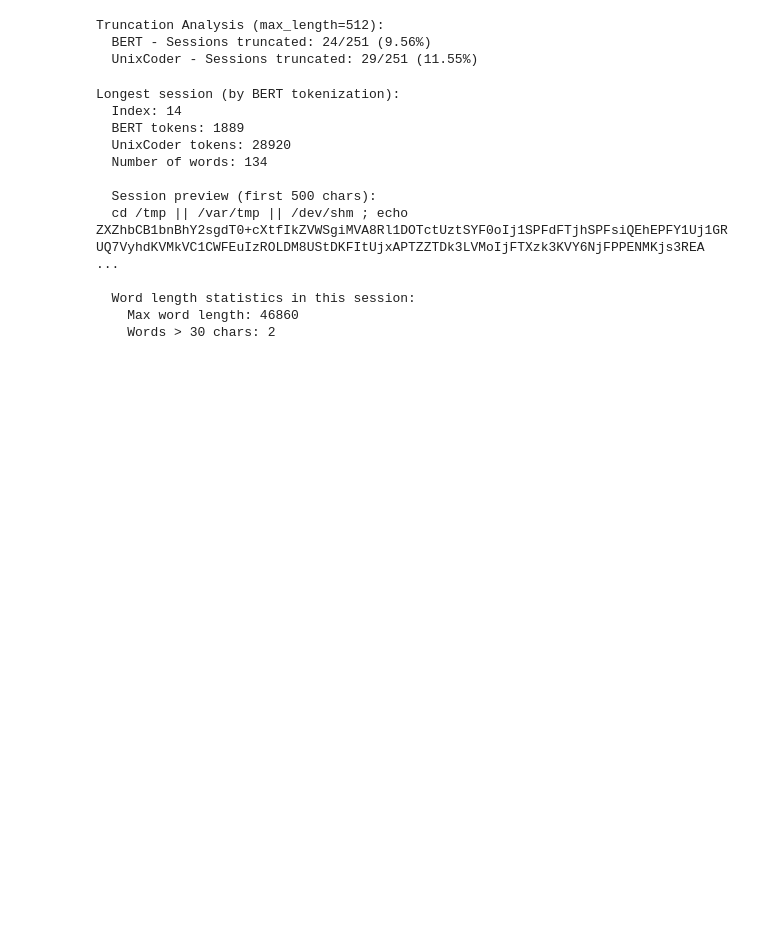
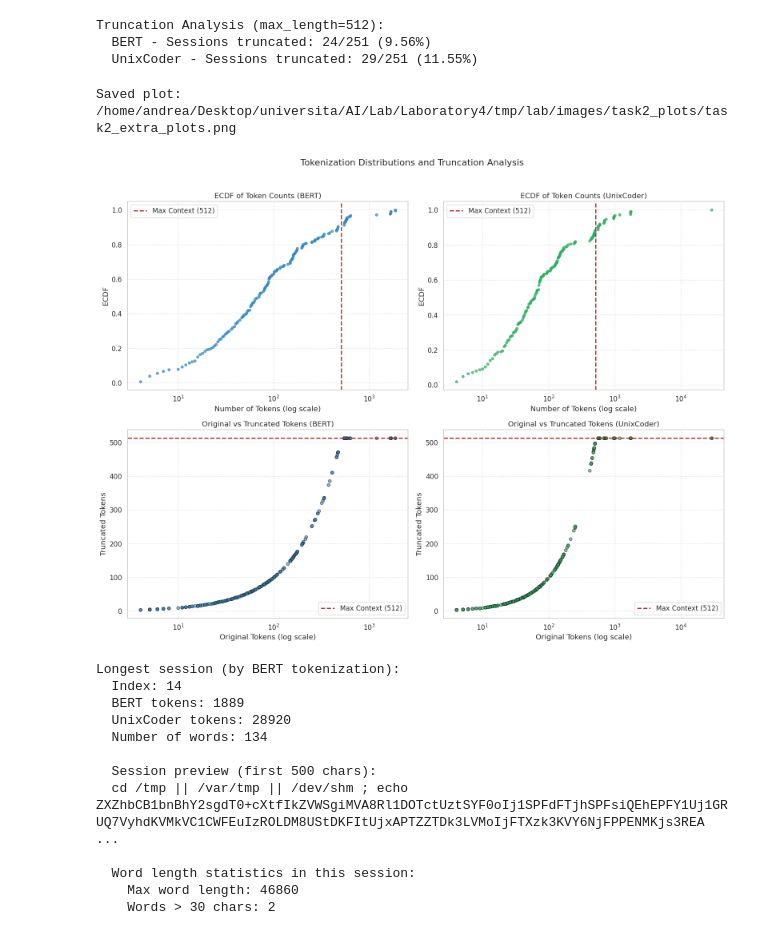
Before and after one commit to AImSecure/Laboratory4, a Jupyter notebook: lab/notebooks/Lab4_NLP.ipynb, the cells around one changed output. Drawn from its saved outputs; the diff is of its cells as text; code cells hidden in the pictures; blank space fills up the shorter version.

Commit message:
Task 1 and 2

```diff
--- a/lab/notebooks/Lab4_NLP.ipynb
+++ b/lab/notebooks/Lab4_NLP.ipynb
@@ -672,6 +649,67 @@ print(f"  UnixCoder - Sessions truncated: {unix_truncated}/{len(train_df)} ({uni
 Truncation Analysis (max_length=512):
   BERT - Sessions truncated: 24/251 (9.56%)
   UnixCoder - Sessions truncated: 29/251 (11.55%)
+# %%
+# --- Plot: Original vs Truncated Tokens & ECDF ---
+# Tokenizziamo con il parametro truncation per simulare l'effetto del max_length
+MAX_LENGTH = 512
+bert_tokenized_trunc_512 = bert_tokenizer(train_sentences, truncation=True, max_length=MAX_LENGTH)
+unix_tokenized_trunc_512 = unixcoder_tokenizer(train_sentences, truncation=True, max_length=MAX_LENGTH)
+
+bert_trunc_len = [len(ids) for ids in bert_tokenized_trunc_512['input_ids']]
+unix_trunc_len = [len(ids) for ids in unix_tokenized_trunc_512['input_ids']]
+
+fig, axs = plt.subplots(2, 2, figsize=(16, 12))
+
+# 1. ECDF per BERT
+lengths_bert, probs_bert = get_ecdf(bert_tokens_per_session)
+axs[0, 0].scatter(lengths_bert, probs_bert, color='#2E86C1', s=20, alpha=0.7)
+axs[0, 0].axvline(MAX_LENGTH, color='firebrick', linestyle='--', linewidth=2, label='Max Context (512)')
+axs[0, 0].set_title('ECDF of Token Counts (BERT)')
+axs[0, 0].set_xlabel('Number of Tokens (log scale)')
+axs[0, 0].set_ylabel('ECDF')
+axs[0, 0].set_xscale('log')
+axs[0, 0].grid(True, linestyle='--', alpha=0.5)
+axs[0, 0].legend()
+
+# 2. ECDF per UnixCoder
+lengths_unix, probs_unix = get_ecdf(unix_tokens_per_session)
+axs[0, 1].scatter(lengths_unix, probs_unix, color='#27AE60', s=20, alpha=0.7)
+axs[0, 1].axvline(MAX_LENGTH, color='firebrick', linestyle='--', linewidth=2, label='Max Context (512)')
+axs[0, 1].set_title('ECDF of Token Counts (UnixCoder)')
+axs[0, 1].set_xlabel('Number of Tokens (log scale)')
+axs[0, 1].set_ylabel('ECDF')
+axs[0, 1].set_xscale('log')
+axs[0, 1].grid(True, linestyle='--', alpha=0.5)
+axs[0, 1].legend()
+
+# 3. Original vs Truncated (BERT)
+axs[1, 0].scatter(bert_tokens_per_session, bert_trunc_len, color='#2E86C1', s=30, alpha=0.6, edgecolors='k')
+axs[1, 0].axhline(MAX_LENGTH, color='firebrick', linestyle='--', linewidth=2, label='Max Context (512)')
+axs[1, 0].set_title('Original vs Truncated Tokens (BERT)')
+axs[1, 0].set_xlabel('Original Tokens (log scale)')
+axs[1, 0].set_ylabel('Truncated Tokens')
+axs[1, 0].set_xscale('log')
+axs[1, 0].grid(True, linestyle='--', alpha=0.5)
+axs[1, 0].legend()
+
+# 4. Original vs Truncated (UnixCoder)
+axs[1, 1].scatter(unix_tokens_per_session, unix_trunc_len, color='#27AE60', s=30, alpha=0.6, edgecolors='k')
+axs[1, 1].axhline(MAX_LENGTH, color='firebrick', linestyle='--', linewidth=2, label='Max Context (512)')
+axs[1, 1].set_title('Original vs Truncated Tokens (UnixCoder)')
+axs[1, 1].set_xlabel('Original Tokens (log scale)')
+axs[1, 1].set_ylabel('Truncated Tokens')
+axs[1, 1].set_xscale('log')
+axs[1, 1].grid(True, linestyle='--', alpha=0.5)
+axs[1, 1].legend()
+
+fig.suptitle('Tokenization Distributions and Truncation Analysis', fontsize=16, y=1.02)
+plt.tight_layout()
+save_plot(fig, 'task2_extra_plots', path=save_dir)
+plt.show()
+# %% [output]
+Saved plot: /home/andrea/Desktop/universita/AI/Lab/Laboratory4/tmp/lab/images/task2_plots/task2_extra_plots.png
+[figure, added]
 # %%
 # --- Analyze the longest session ---
 max_bert_idx = np.argmax(bert_tokens_per_session)
```
Also changed, not shown: parts of 13 cells of this notebook.
